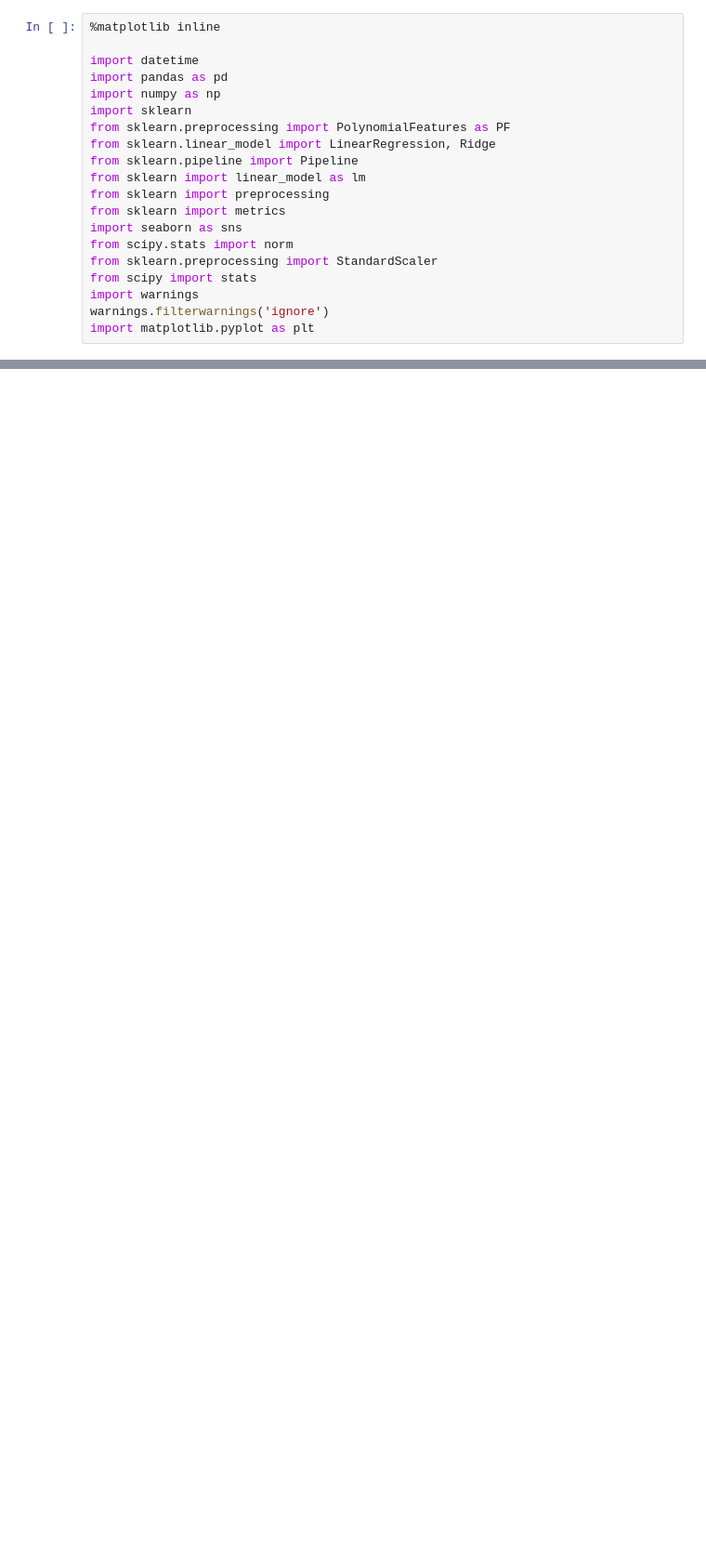
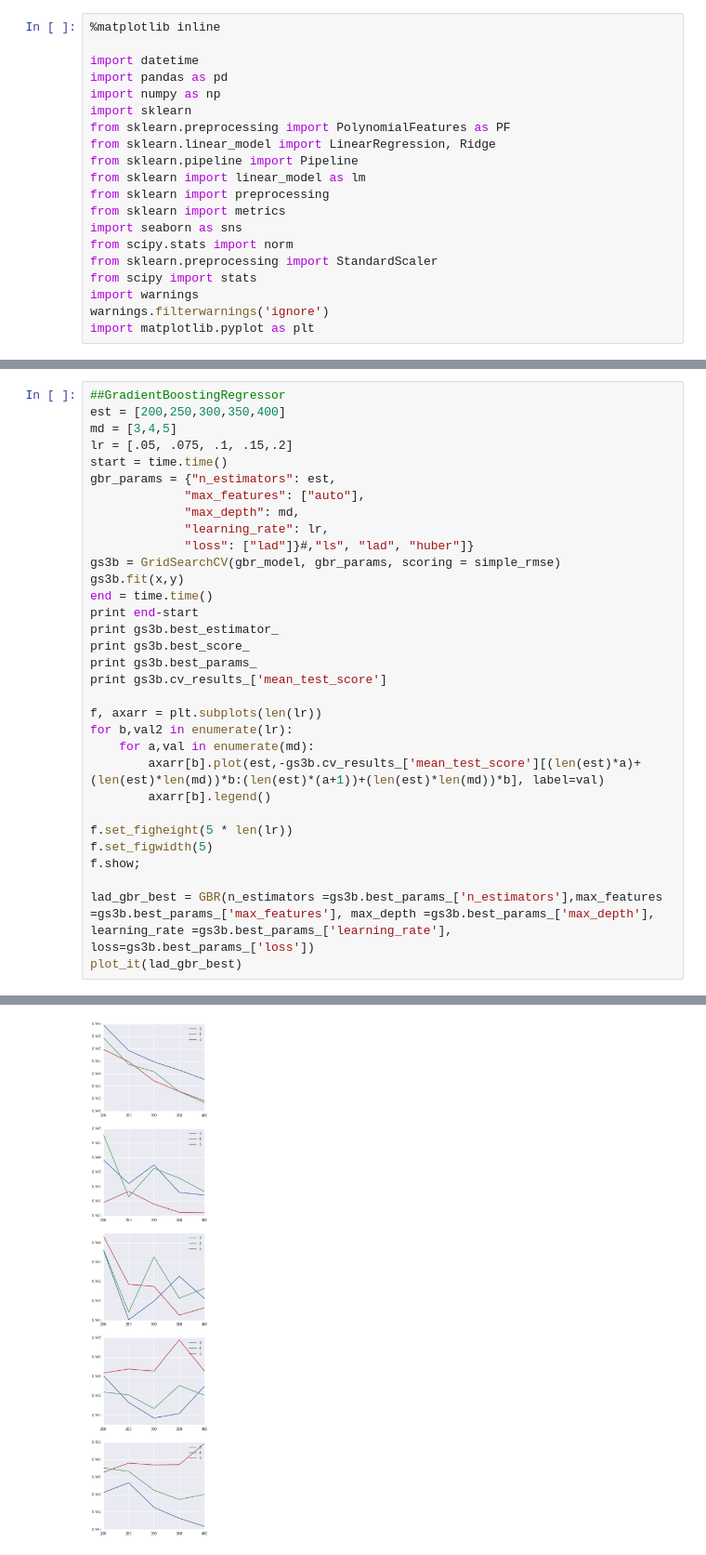
Before and after one commit to kctobin/207, a Jupyter notebook: RealEstateFinal - Models.ipynb, the cells around one changed output, grey strips where cells are left out. Shown: that part at 93% size. Cells and saved outputs as stored; diff of their text form; blank space fills up the shorter version.

```diff
--- a/RealEstateFinal - Models.ipynb
+++ b/RealEstateFinal - Models.ipynb
@@ -62,0 +244,33 @@ y = train_labels
+# %%
+##GradientBoostingRegressor
+est = [200,250,300,350,400]
+md = [3,4,5]
+lr = [.05, .075, .1, .15,.2]
+start = time.time()
+gbr_params = {"n_estimators": est,
+             "max_features": ["auto"],
+             "max_depth": md,
+             "learning_rate": lr,
+             "loss": ["lad"]}#,"ls", "lad", "huber"]}
+gs3b = GridSearchCV(gbr_model, gbr_params, scoring = simple_rmse)
+gs3b.fit(x,y)
+end = time.time()
+print end-start
+print gs3b.best_estimator_
+print gs3b.best_score_
+print gs3b.best_params_
+print gs3b.cv_results_['mean_test_score']
+
+f, axarr = plt.subplots(len(lr))
+for b,val2 in enumerate(lr):
+    for a,val in enumerate(md):
+        axarr[b].plot(est,-gs3b.cv_results_['mean_test_score'][(len(est)*a)+(len(est)*len(md))*b:(len(est)*(a+1))+(len(est)*len(md))*b], label=val)
+        axarr[b].legend()
+
+f.set_figheight(5 * len(lr))
+f.set_figwidth(5)
+f.show;
+
+lad_gbr_best = GBR(n_estimators =gs3b.best_params_['n_estimators'],max_features =gs3b.best_params_['max_features'], max_depth =gs3b.best_params_['max_depth'], learning_rate =gs3b.best_params_['learning_rate'], loss=gs3b.best_params_['loss'])
+plot_it(lad_gbr_best)
+# %% [output]
@@ -62,0 +294 @@ y = train_labels
+[figure, added]
```
Also changed, not shown: parts of 22 cells of this notebook, 2 other files.
